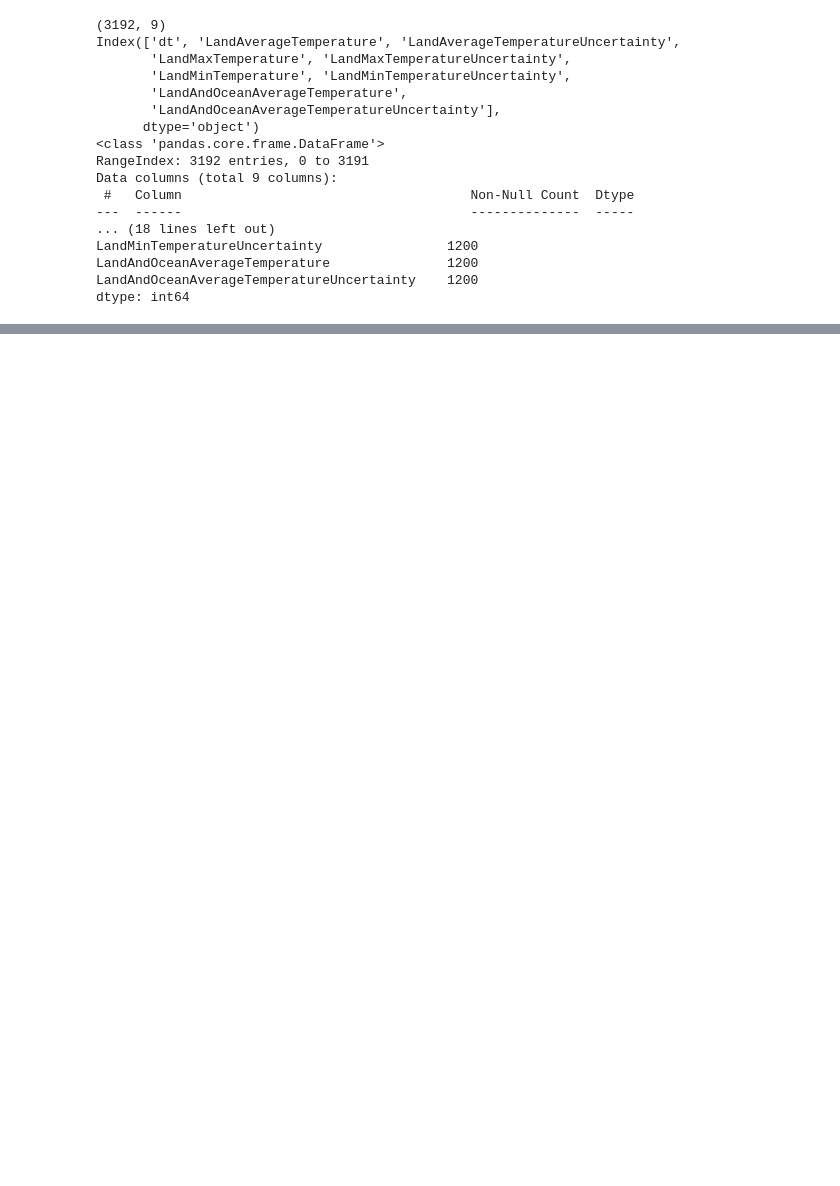
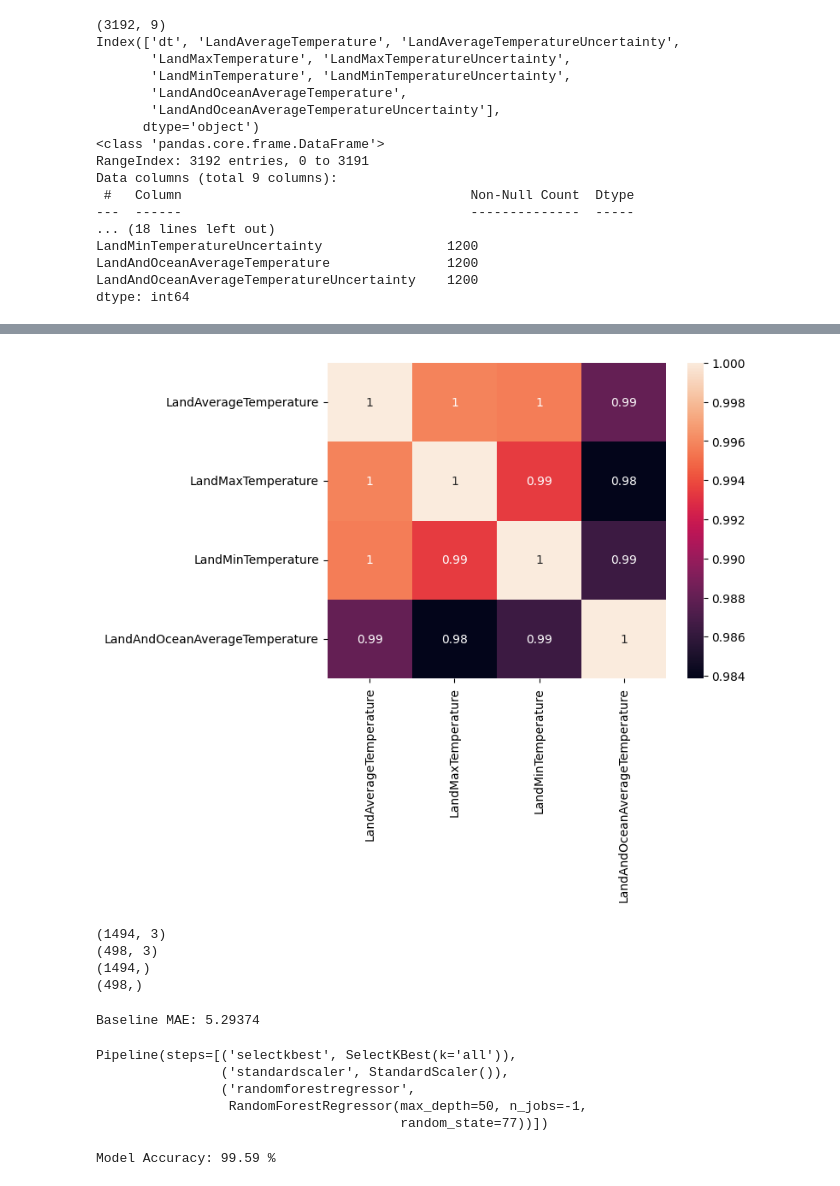
Before and after one commit to GAUTAMSANSWAL/Weather-Prediction-ML-model, a Jupyter notebook: model.ipynb, the cells around one changed output, grey strips where cells are left out. Saved outputs shown, nothing was run; the diff lists cells and outputs as text; code cells hidden in the pictures; blank space fills up the shorter version.

Commit message:
Model made and tested with 99.59% accuracy

```diff
--- a/model.ipynb
+++ b/model.ipynb
@@ -29,6 +29,7 @@ dtype: int64
 def wrangle(df):
     df = df.copy()
     df = df.drop(columns=["LandAverageTemperatureUncertainty", "LandMaxTemperatureUncertainty", "LandMinTemperatureUncertainty", "LandAndOceanAverageTemperatureUncertainty"], axis=1)
+    return df
 # %%
 # We want to make a copy of the dataframe to avoid modifying the original data. After that, i'll remove the columns that have high cardinality.
 
@@ -60,0 +77,8 @@ AttributeError: 'NoneType' object has no attribute 'head'
+# %%
+import seaborn as sns
+import matplotlib.pyplot as plt
+corrMatrix = global_temp.corr()
+sns.heatmap(corrMatrix, annot=True)
+plt.show()
+# %% [output]
+[figure, added]
@@ -60,0 +91,55 @@ AttributeError: 'NoneType' object has no attribute 'head'
+# %%
+# Now i'll split the data by using train_test_split from sklearn library.
+from sklearn.model_selection import train_test_split
+xtrain, xval, ytrain, yval = train_test_split(x, y, test_size=0.25, random_state=42)
+print(xtrain.shape)
+print(xval.shape)
+print(ytrain.shape)
+print(yval.shape)
+# %% [output]
+(1494, 3)
+(498, 3)
+(1494,)
+(498,)
+# %%
+# Before evaluating the model, i'll establish a baseline, a sane metric that i hope to beaat with this model.
+
+from sklearn.metrics import mean_squared_error
+ypred = [ytrain.mean()] * len(ytrain)
+print("Baseline MAE:", round(mean_squared_error(ytrain, ypred), 5))
+# %% [output]
+Baseline MAE: 5.29374
+# %%
+# Model Training
+
+from sklearn.discriminant_analysis import StandardScaler
+from sklearn.feature_selection import SelectKBest
+from sklearn.ensemble import RandomForestRegressor
+from sklearn.pipeline import make_pipeline
+
+forest = make_pipeline(
+    SelectKBest(k="all"),
+    StandardScaler(),
+    RandomForestRegressor(
+        n_estimators=100,
+        max_depth=50,
+        random_state=77,
+        n_jobs=-1,
+    )
+)
+forest.fit(xtrain, ytrain)
+# %% [output]
+Pipeline(steps=[('selectkbest', SelectKBest(k='all')),
+                ('standardscaler', StandardScaler()),
+                ('randomforestregressor',
+                 RandomForestRegressor(max_depth=50, n_jobs=-1,
+                                       random_state=77))])
+# %%
+# Calculating the precision of the model on the validation set
+import numpy as np
+errors = abs(ypred_val - yval)
+mape = 100 * (errors / yval)
+accuracy = 100 - np.mean(mape)
+print("Model Accuracy:", round(accuracy, 2), "%")
+# %% [output]
+Model Accuracy: 99.59 %
```
Also changed, not shown: parts of 3 cells of this notebook.
